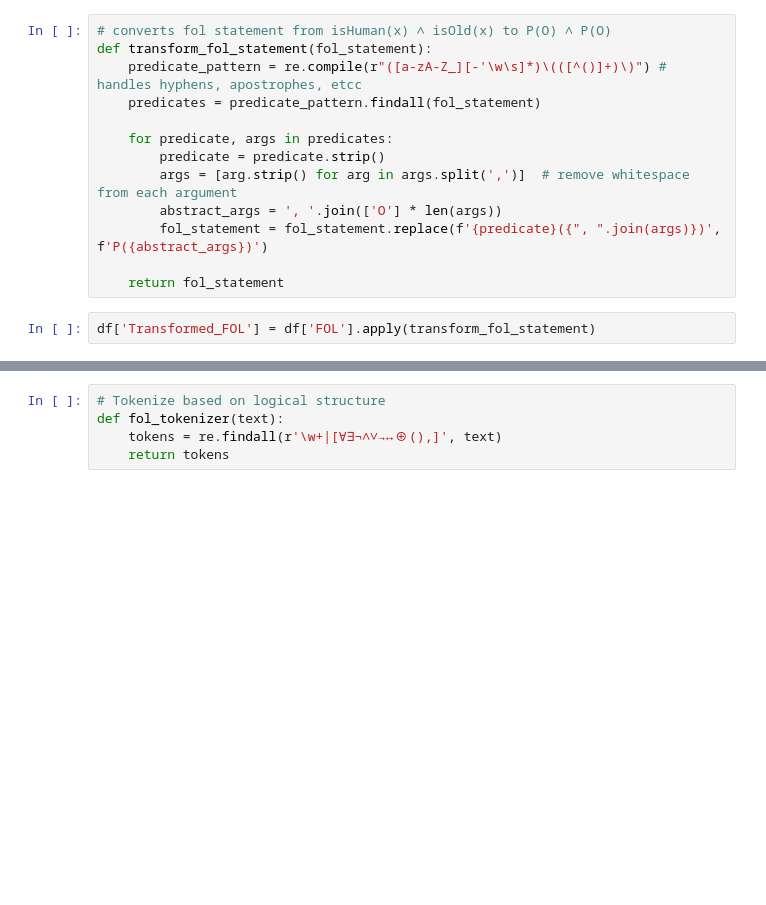
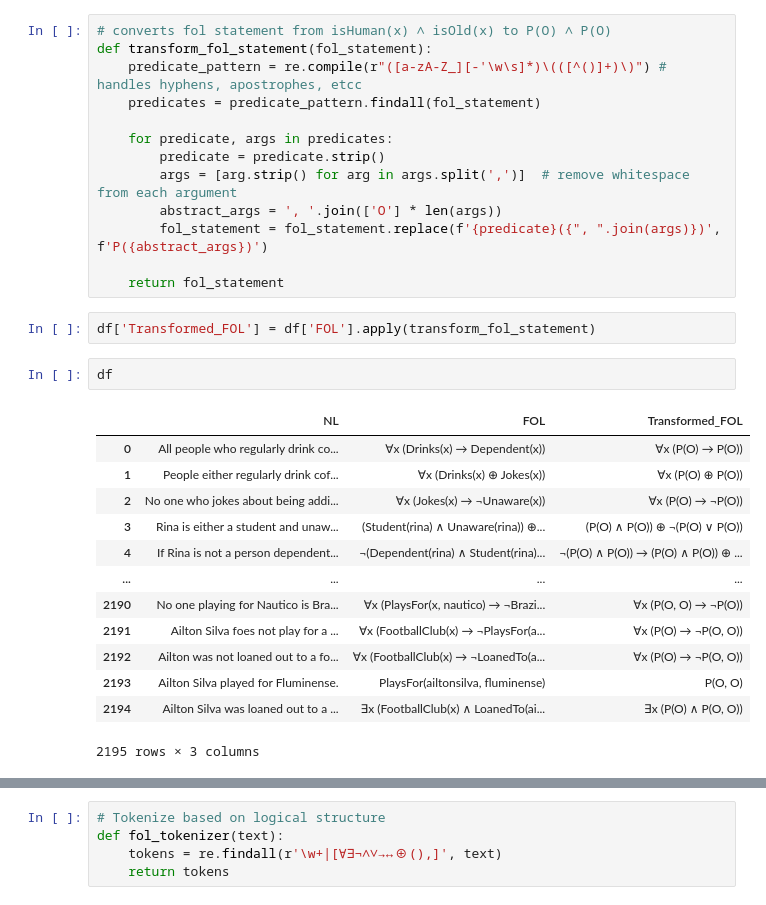
Before and after one commit to aliyanishfaq/NL-FOL-distillation, a Jupyter notebook: 224N_FP_PO.ipynb, the cells around one changed output, grey strips where cells are left out. Saved outputs shown, nothing was run; the diff lists cells and outputs as text; blank space fills up the shorter version.

```diff
--- a/224N_FP_PO.ipynb
+++ b/224N_FP_PO.ipynb
@@ -33,3 +31,19 @@ def transform_fol_statement(fol_statement):
     return fol_statement
 # %%
 df['Transformed_FOL'] = df['FOL'].apply(transform_fol_statement)
+# %%
+df
+# %% [output]
+|  | NL | FOL | Transformed_FOL |
+| 0 | All people who regularly drink co... | ∀x (Drinks(x) → Dependent(x)) | ∀x (P(O) → P(O)) |
+| 1 | People either regularly drink cof... | ∀x (Drinks(x) ⊕ Jokes(x)) | ∀x (P(O) ⊕ P(O)) |
+| 2 | No one who jokes about being addi... | ∀x (Jokes(x) → ¬Unaware(x)) | ∀x (P(O) → ¬P(O)) |
+| 3 | Rina is either a student and unaw... | (Student(rina) ∧ Unaware(rina)) ⊕... | (P(O) ∧ P(O)) ⊕ ¬(P(O) ∨ P(O)) |
+| 4 | If Rina is not a person dependent... | ¬(Dependent(rina) ∧ Student(rina)... | ¬(P(O) ∧ P(O)) → (P(O) ∧ P(O)) ⊕ ... |
+| ... | ... | ... | ... |
+| 2190 | No one playing for Nautico is Bra... | ∀x (PlaysFor(x, nautico) → ¬Brazi... | ∀x (P(O, O) → ¬P(O)) |
+| 2191 | Ailton Silva foes not play for a ... | ∀x (FootballClub(x) → ¬PlaysFor(a... | ∀x (P(O) → ¬P(O, O)) |
+| 2192 | Ailton was not loaned out to a fo... | ∀x (FootballClub(x) → ¬LoanedTo(a... | ∀x (P(O) → ¬P(O, O)) |
+| 2193 | Ailton Silva played for Fluminense. | PlaysFor(ailtonsilva, fluminense) | P(O, O) |
+| 2194 | Ailton Silva was loaned out to a ... | ∃x (FootballClub(x) ∧ LoanedTo(ai... | ∃x (P(O) ∧ P(O, O)) |
+2195 rows × 3 columns
```
Also changed, not shown: parts of 17 cells of this notebook.
